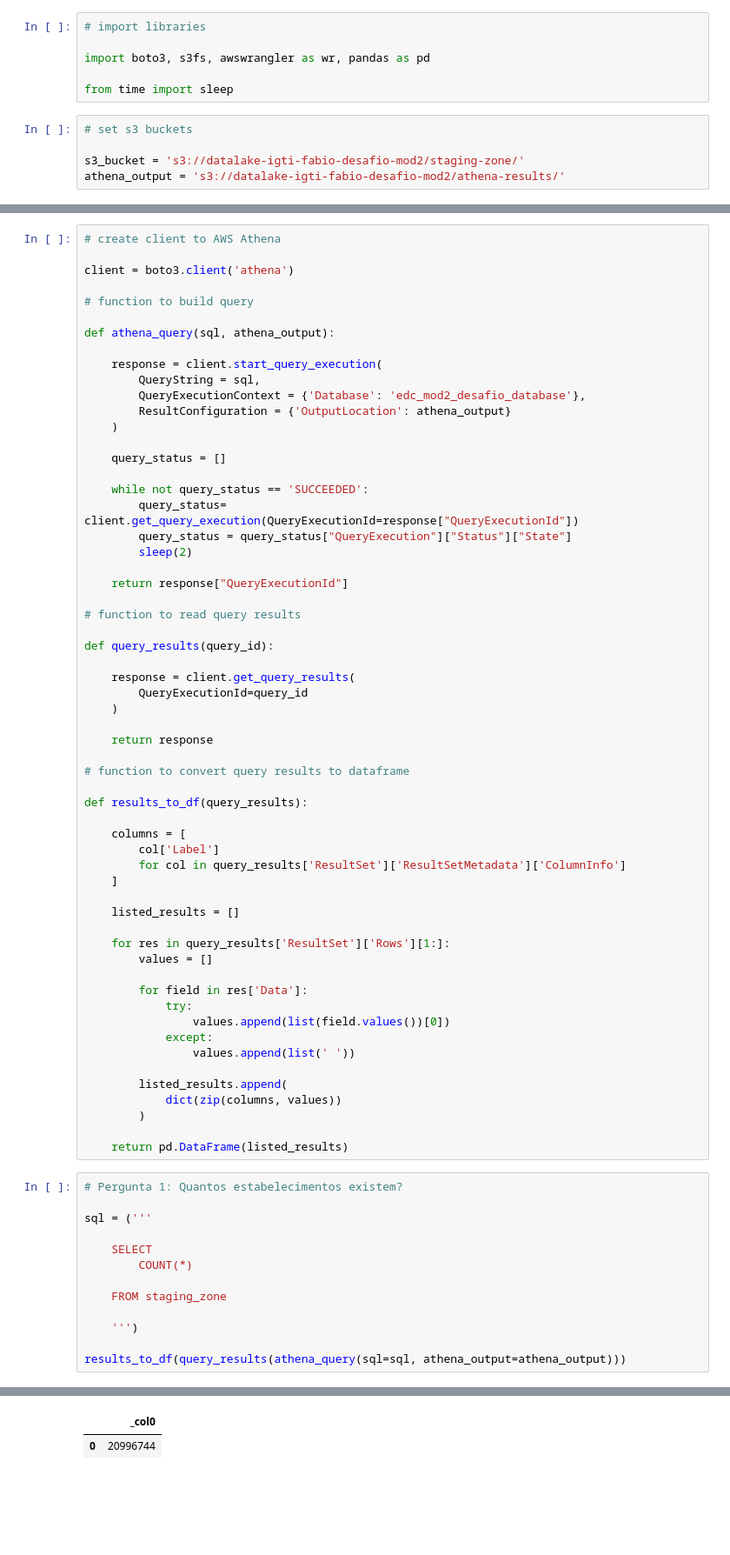
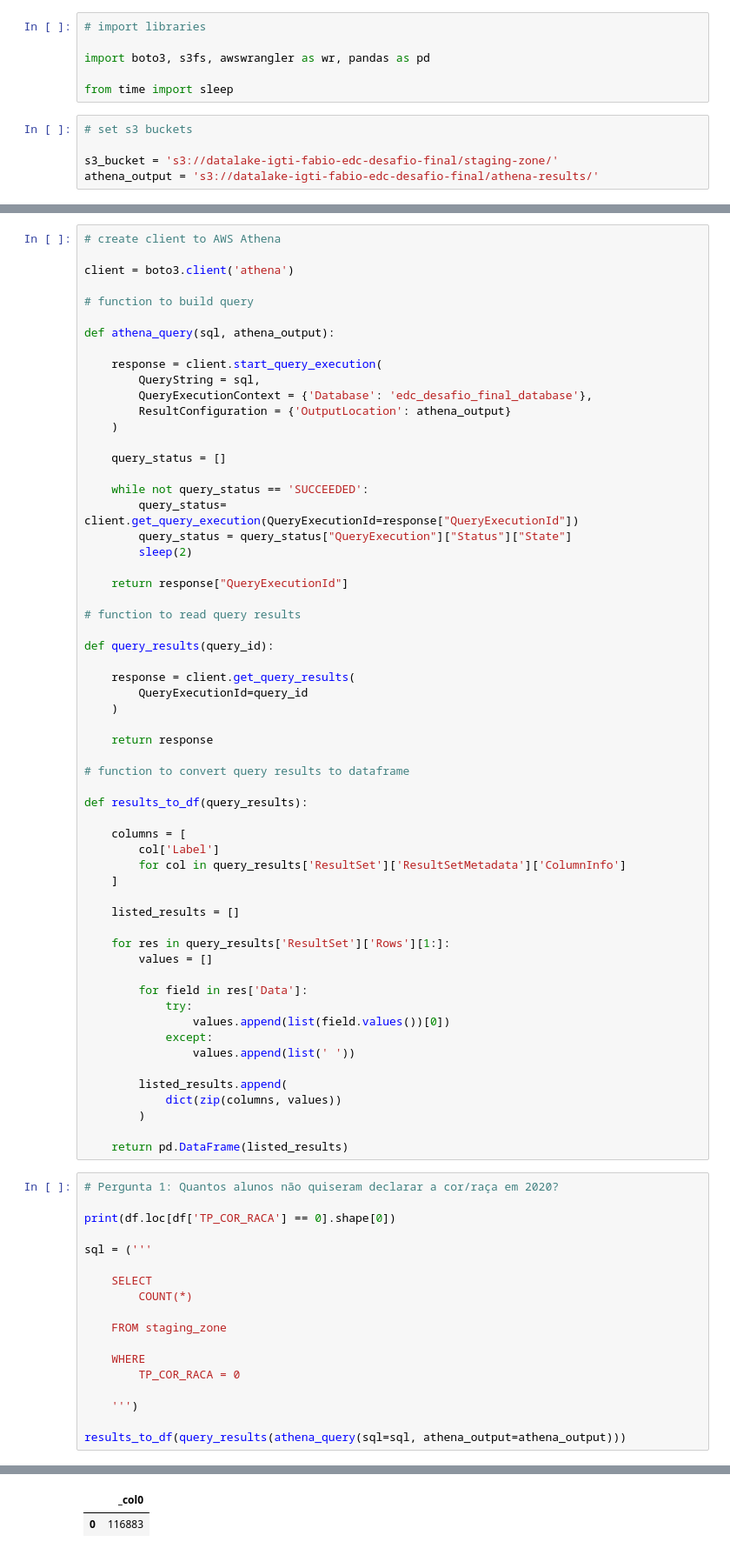
Before and after one commit to fabionf92/igti_edc_desafio_final, a Jupyter notebook: athena_query.ipynb, the cells around one changed output, grey strips where cells are left out. Shown at 87% size. Cells and saved outputs as stored; diff of their text form; blank space fills up the shorter version.

```diff
--- a/athena_query.ipynb
+++ b/athena_query.ipynb
@@ -7,8 +7,8 @@ from time import sleep
 # %%
 # set s3 buckets
 
-s3_bucket = 's3://datalake-igti-fabio-desafio-mod2/staging-zone/'
-athena_output = 's3://datalake-igti-fabio-desafio-mod2/athena-results/'
+s3_bucket = 's3://datalake-igti-fabio-edc-desafio-final/staging-zone/'
+athena_output = 's3://datalake-igti-fabio-edc-desafio-final/athena-results/'
 # %%
 # create Pandas dataframe
 
@@ -56,7 +56,7 @@ def athena_query(sql, athena_output):
 
     response = client.start_query_execution(
         QueryString = sql,
-        QueryExecutionContext = {'Database': 'edc_mod2_desafio_database'},
+        QueryExecutionContext = {'Database': 'edc_desafio_final_database'},
         ResultConfiguration = {'OutputLocation': athena_output}
     )
 
@@ -105,7 +105,9 @@ def results_to_df(query_results):
 
     return pd.DataFrame(listed_results)
 # %%
-# Pergunta 1: Quantos estabelecimentos existem?
+# Pergunta 1: Quantos alunos não quiseram declarar a cor/raça em 2020?
+
+print(df.loc[df['TP_COR_RACA'] == 0].shape[0])
 
 sql = ('''
 
@@ -114,6 +116,9 @@ sql = ('''
 
     FROM staging_zone
 
+    WHERE
+        TP_COR_RACA = 0
+
     ''')
 
 results_to_df(query_results(athena_query(sql=sql, athena_output=athena_output)))
@@ -121,2 +127,2 @@ results_to_df(query_results(athena_query(sql=sql, athena_output=athena_output)))
 |  | _col0 |
-| 0 | 20996744 |
+| 0 | 116883 |
```
Also changed, not shown: parts of 20 cells of this notebook, 1 other file.
